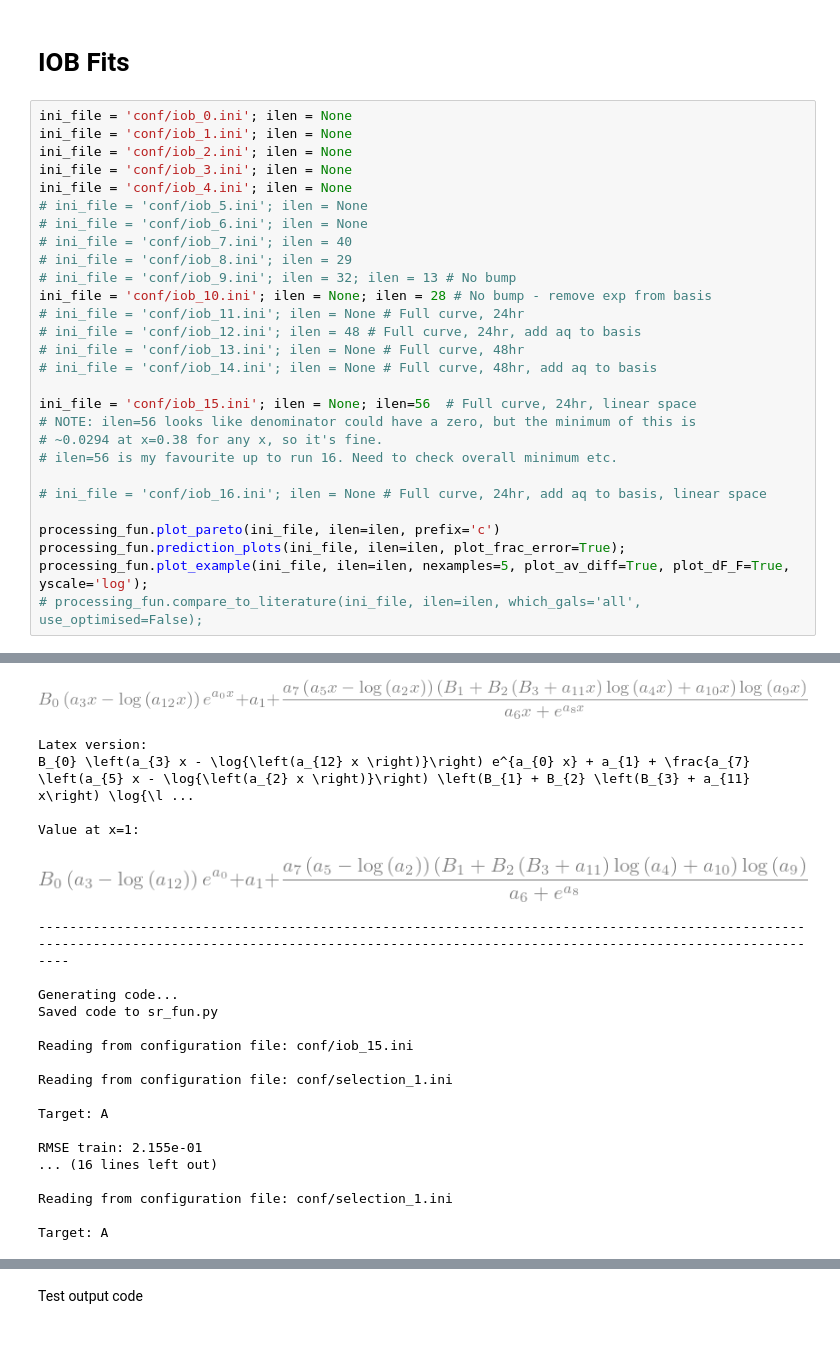
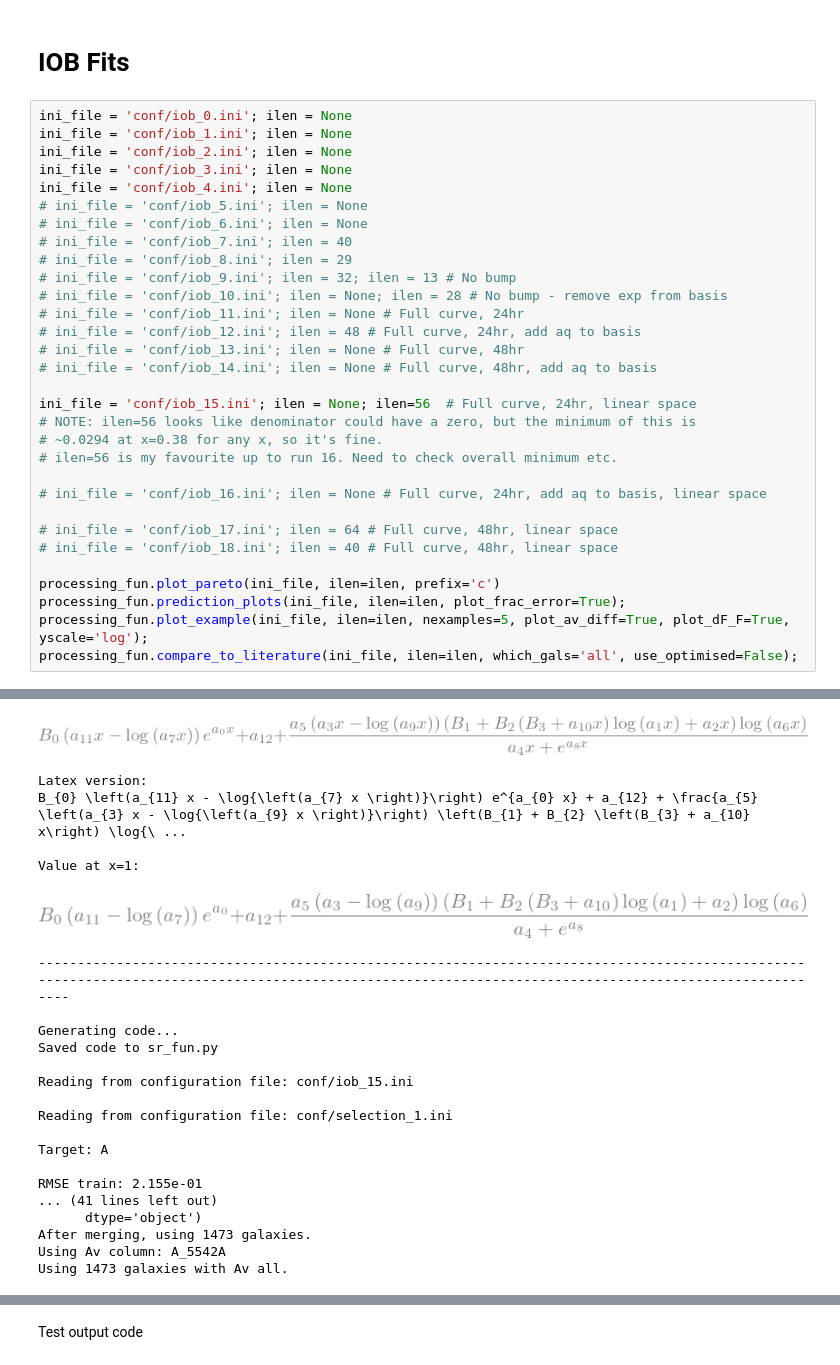
Before and after one commit to maho3/iob-attenuation, a Jupyter notebook: symbolic_regression/Results.ipynb, the cells around one changed output, grey strips where cells are left out. Saved outputs shown, nothing was run; the diff lists cells and outputs as text.

Commit message:
New runs and update literature plots for new data format

```diff
--- a/symbolic_regression/Results.ipynb
+++ b/symbolic_regression/Results.ipynb
@@ -23,7 +23,7 @@ ini_file = 'conf/iob_4.ini'; ilen = None
 # ini_file = 'conf/iob_7.ini'; ilen = 40
 # ini_file = 'conf/iob_8.ini'; ilen = 29
 # ini_file = 'conf/iob_9.ini'; ilen = 32; ilen = 13 # No bump
-ini_file = 'conf/iob_10.ini'; ilen = None; ilen = 28 # No bump - remove exp from basis
+# ini_file = 'conf/iob_10.ini'; ilen = None; ilen = 28 # No bump - remove exp from basis
 # ini_file = 'conf/iob_11.ini'; ilen = None # Full curve, 24hr
 # ini_file = 'conf/iob_12.ini'; ilen = 48 # Full curve, 24hr, add aq to basis
 # ini_file = 'conf/iob_13.ini'; ilen = None # Full curve, 48hr
@@ -36,10 +36,13 @@ ini_file = 'conf/iob_15.ini'; ilen = None; ilen=56  # Full curve, 24hr, linear
 
 # ini_file = 'conf/iob_16.ini'; ilen = None # Full curve, 24hr, add aq to basis, linear space
 
+# ini_file = 'conf/iob_17.ini'; ilen = 64 # Full curve, 48hr, linear space
+# ini_file = 'conf/iob_18.ini'; ilen = 40 # Full curve, 48hr, linear space
+
 processing_fun.plot_pareto(ini_file, ilen=ilen, prefix='c')
 processing_fun.prediction_plots(ini_file, ilen=ilen, plot_frac_error=True);
 processing_fun.plot_example(ini_file, ilen=ilen, nexamples=5, plot_av_diff=True, plot_dF_F=True, yscale='log');
-# processing_fun.compare_to_literature(ini_file, ilen=ilen, which_gals='all', use_optimised=False);
+processing_fun.compare_to_literature(ini_file, ilen=ilen, which_gals='all', use_optimised=False);
 # %% [output]
 Reading from configuration file: conf/iob_15.ini
 
@@ -75,10 +78,10 @@ Final values: [-20.1150230000000, 0.989066010925, 7.050597, 5.160664, 3.984417,
 Local replacements: {B0: -c0*(-IOB2**2*c3*(-IOB1*c4 - IOB2*c5 - IOB3*c6 + c7)**2 - IOB3*c8), B1: -IOB1*c14 - c21, B2: -IOB3*c18 + c19, B3: -IOB2*c16}
-[figure, old version]
+[figure, new version]
 Latex version:
-B_{0} \left(a_{3} x - \log{\left(a_{12} x \right)}\right) e^{a_{0} x} + a_{1} + \frac{a_{7} \left(a_{5} x - \log{\left(a_{2} x \right)}\right) \left(B_{1} + B_{2} \left(B_{3} + a_{11} x\right) \log{\l ...
+B_{0} \left(a_{11} x - \log{\left(a_{7} x \right)}\right) e^{a_{0} x} + a_{12} + \frac{a_{5} \left(a_{3} x - \log{\left(a_{9} x \right)}\right) \left(B_{1} + B_{2} \left(B_{3} + a_{10} x\right) \log{\ ...
 
 Value at x=1:
-[figure, old version]
+[figure, new version]
 --------------------------------------------------------------------------------------------------------------------------------------------------------------------------------------------------------
 
 Generating code...
@@ -91,8 +94,8 @@ Reading from configuration file: conf/selection_1.ini
 Target: A
 
 RMSE train: 2.155e-01
-... (16 lines left out)
-
-Reading from configuration file: conf/selection_1.ini
-
-Target: A
+... (41 lines left out)
+      dtype='object')
+After merging, using 1473 galaxies.
+Using Av column: A_5542A
+Using 1473 galaxies with Av all.
```
Also changed, not shown: parts of 1 cell of this notebook, 7 other files.
